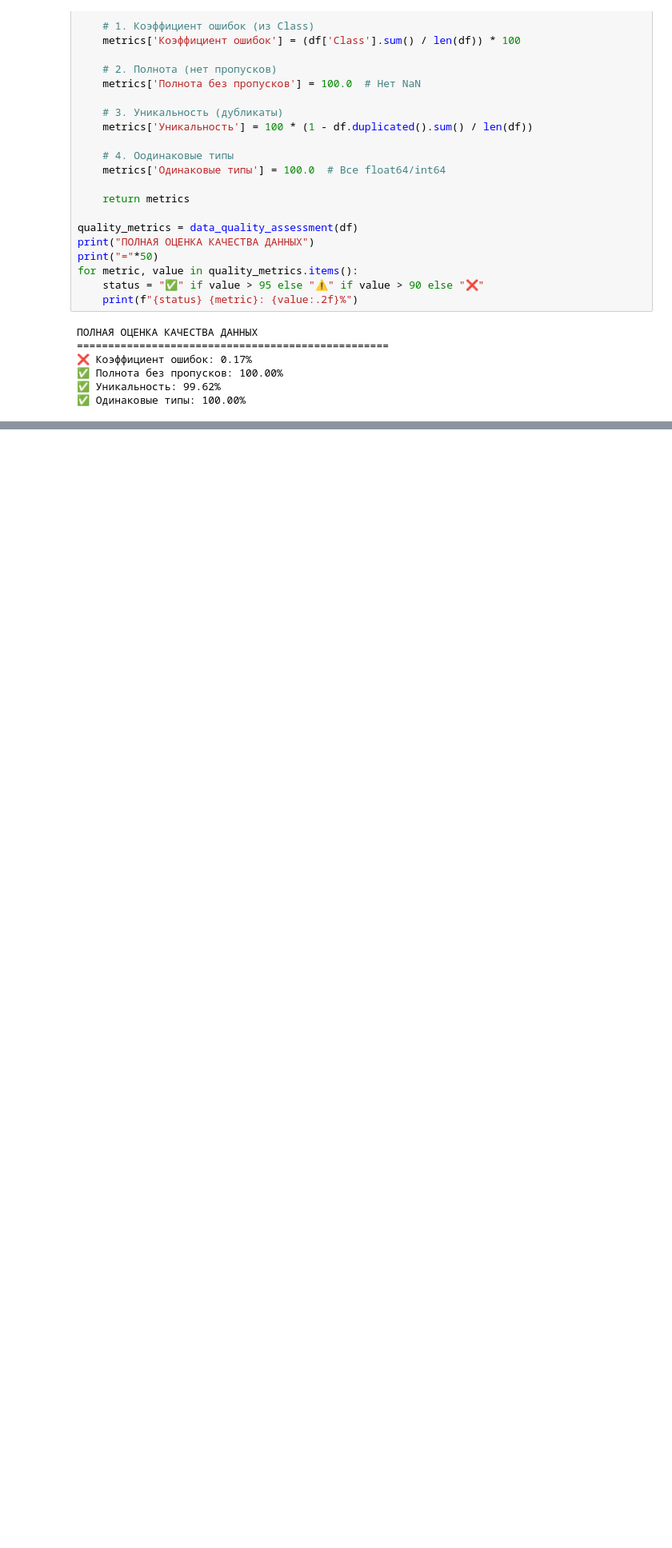
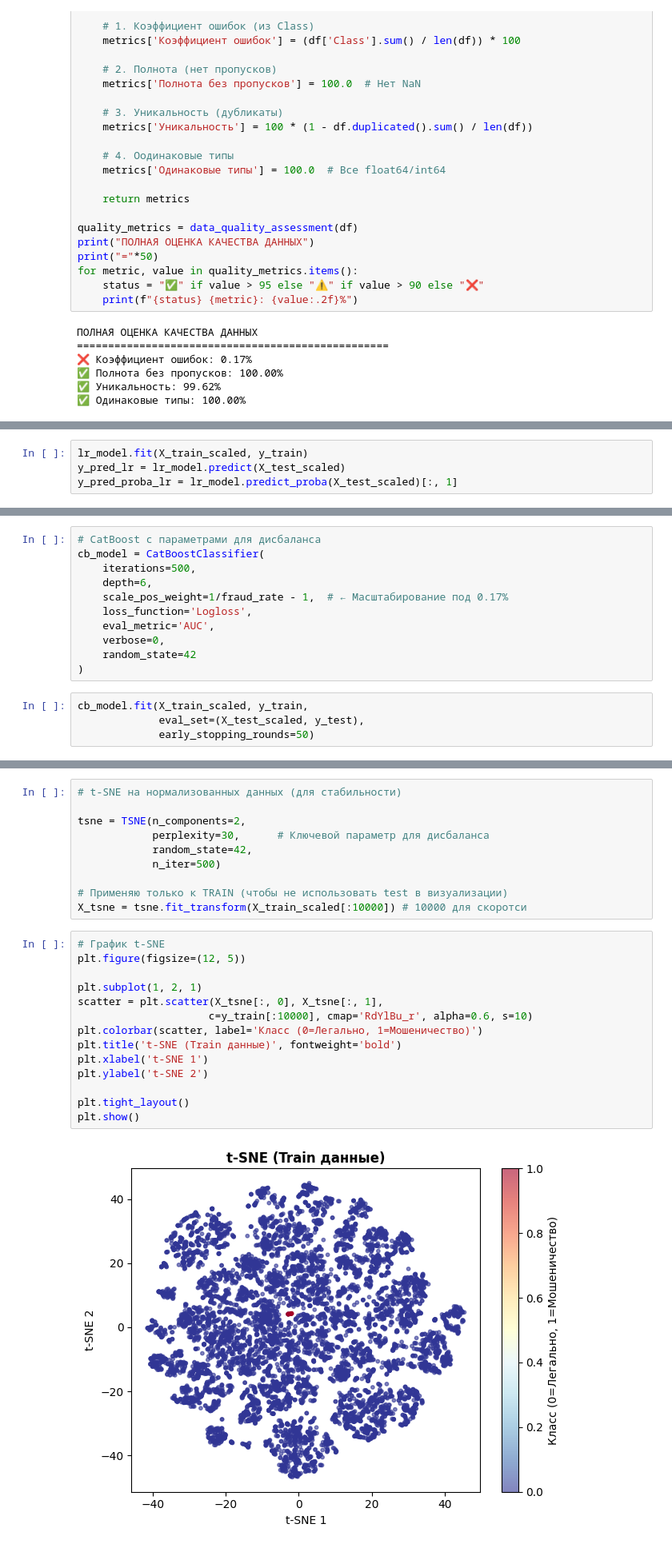
Before and after one commit to Anastasia2207/Downloads, a Jupyter notebook: wrk_3_anomal.ipynb, the cells around one changed output, grey strips where cells are left out. Shown at 80% size. Saved outputs shown, nothing was run; the diff lists cells and outputs as text; blank space fills up the shorter version.

```diff
--- a/wrk_3_anomal.ipynb
+++ b/wrk_3_anomal.ipynb
@@ -259,0 +360,4 @@ for metric, value in quality_metrics.items():
+# %%
+lr_model.fit(X_train_scaled, y_train)
+y_pred_lr = lr_model.predict(X_test_scaled)
+y_pred_proba_lr = lr_model.predict_proba(X_test_scaled)[:, 1]
@@ -259,0 +401,15 @@ for metric, value in quality_metrics.items():
+# %%
+# CatBoost с параметрами для дисбаланса
+cb_model = CatBoostClassifier(
+    iterations=500,
+    depth=6,
+    scale_pos_weight=1/fraud_rate - 1,  # ← Масштабирование под 0.17%
+    loss_function='Logloss',
+    eval_metric='AUC',
+    verbose=0,
+    random_state=42
+)
+# %%
+cb_model.fit(X_train_scaled, y_train,
+             eval_set=(X_test_scaled, y_test),
+             early_stopping_rounds=50)
@@ -259,0 +625,26 @@ for metric, value in quality_metrics.items():
+# %%
+# t-SNE на нормализованных данных (для стабильности)
+
+tsne = TSNE(n_components=2,
+            perplexity=30,      # Ключевой параметр для дисбаланса
+            random_state=42,
+            n_iter=500)
+
+# Применяю только к TRAIN (чтобы не использовать test в визуализации)
+X_tsne = tsne.fit_transform(X_train_scaled[:10000]) # 10000 для скоротси
+# %%
+# График t-SNE
+plt.figure(figsize=(12, 5))
+
+plt.subplot(1, 2, 1)
+scatter = plt.scatter(X_tsne[:, 0], X_tsne[:, 1],
+                     c=y_train[:10000], cmap='RdYlBu_r', alpha=0.6, s=10)
+plt.colorbar(scatter, label='Класс (0=Легально, 1=Мошеничество)')
+plt.title('t-SNE (Train данные)', fontweight='bold')
+plt.xlabel('t-SNE 1')
+plt.ylabel('t-SNE 2')
+
+plt.tight_layout()
+plt.show()
+# %% [output]
+[figure, added]
```
Also changed, not shown: parts of 34 cells of this notebook, 6 other files.
